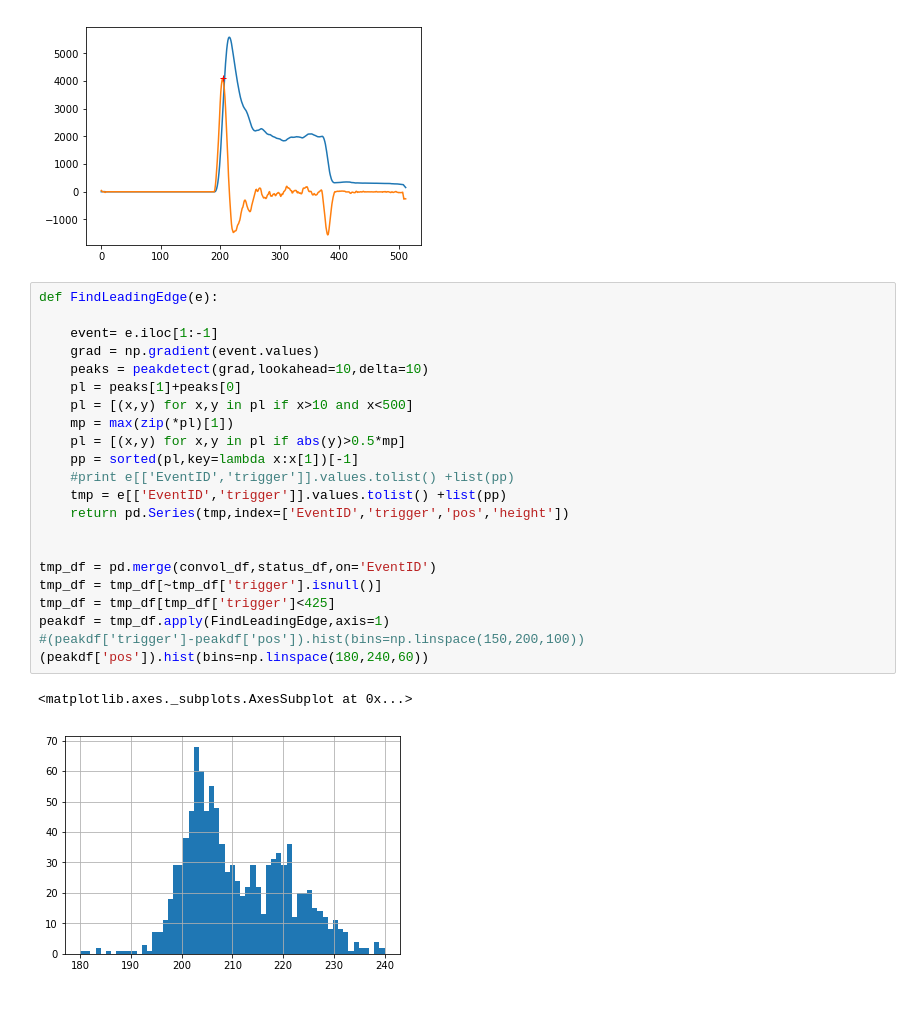
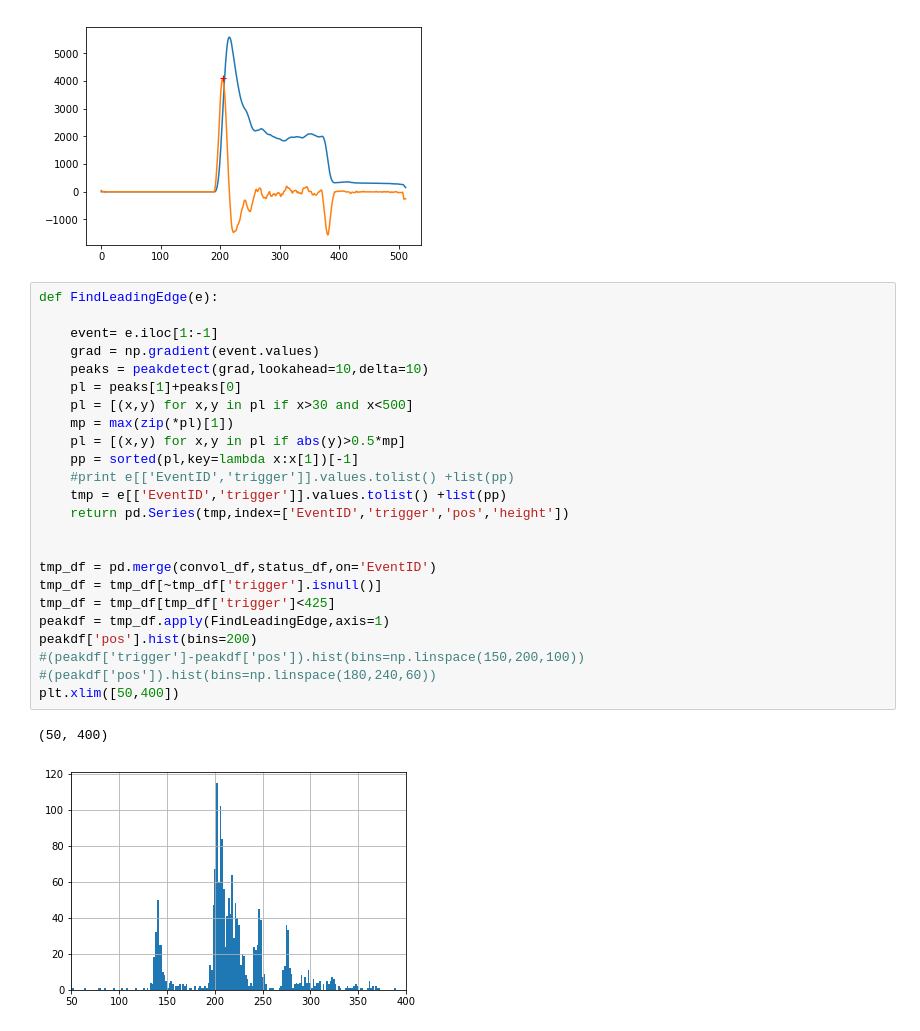
Before and after one commit to tbjc1magic/tbjcATTPCroot2, a Jupyter notebook: tbjcAnalysis/LeadingEdge.ipynb, the cells around one changed output. Drawn from its saved outputs; the diff is of its cells as text.

```diff
--- a/tbjcAnalysis/LeadingEdge.ipynb
+++ b/tbjcAnalysis/LeadingEdge.ipynb
@@ -54,25 +55,27 @@ plt.plot(zip(*pl)[0],zip(*pl)[1],'+',c='r')
 # %%
 def FindLeadingEdge(e):
 
     event= e.iloc[1:-1]
     grad = np.gradient(event.values)
     peaks = peakdetect(grad,lookahead=10,delta=10)
     pl = peaks[1]+peaks[0]
-    pl = [(x,y) for x,y in pl if x>10 and x<500]
+    pl = [(x,y) for x,y in pl if x>30 and x<500]
     mp = max(zip(*pl)[1])
     pl = [(x,y) for x,y in pl if abs(y)>0.5*mp]
     pp = sorted(pl,key=lambda x:x[1])[-1]
     #print e[['EventID','trigger']].values.tolist() +list(pp)
     tmp = e[['EventID','trigger']].values.tolist() +list(pp)
     return pd.Series(tmp,index=['EventID','trigger','pos','height'])
 
 
 tmp_df = pd.merge(convol_df,status_df,on='EventID')
 tmp_df = tmp_df[~tmp_df['trigger'].isnull()]
 tmp_df = tmp_df[tmp_df['trigger']<425]
 peakdf = tmp_df.apply(FindLeadingEdge,axis=1)
+peakdf['pos'].hist(bins=200)
 #(peakdf['trigger']-peakdf['pos']).hist(bins=np.linspace(150,200,100))
-(peakdf['pos']).hist(bins=np.linspace(180,240,60))
+#(peakdf['pos']).hist(bins=np.linspace(180,240,60))
+plt.xlim([50,400])
 # %% [output]
-<matplotlib.axes._subplots.AxesSubplot at 0x...>
+(50, 400)
-[figure, old version]
+[figure, new version]
```
Also changed, not shown: parts of 12 cells of this notebook, 5 other files.
